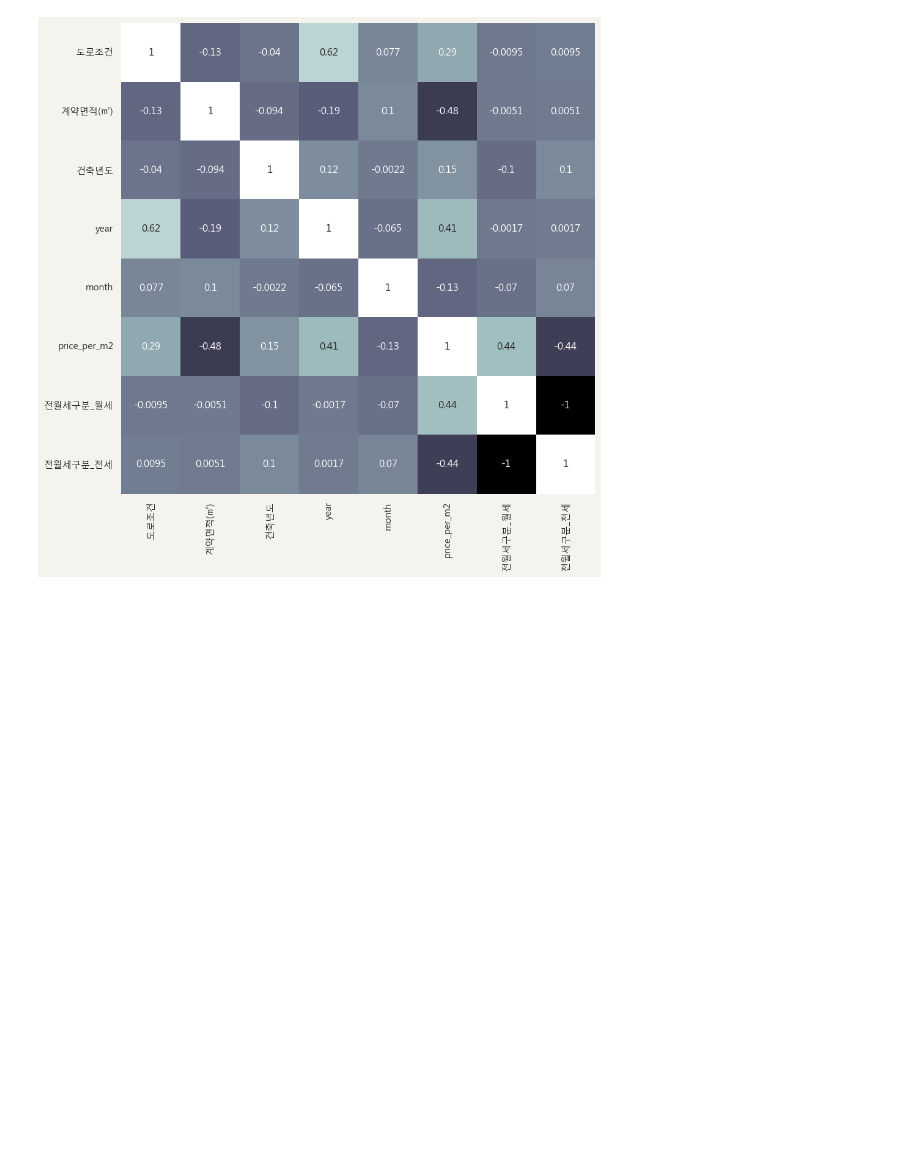
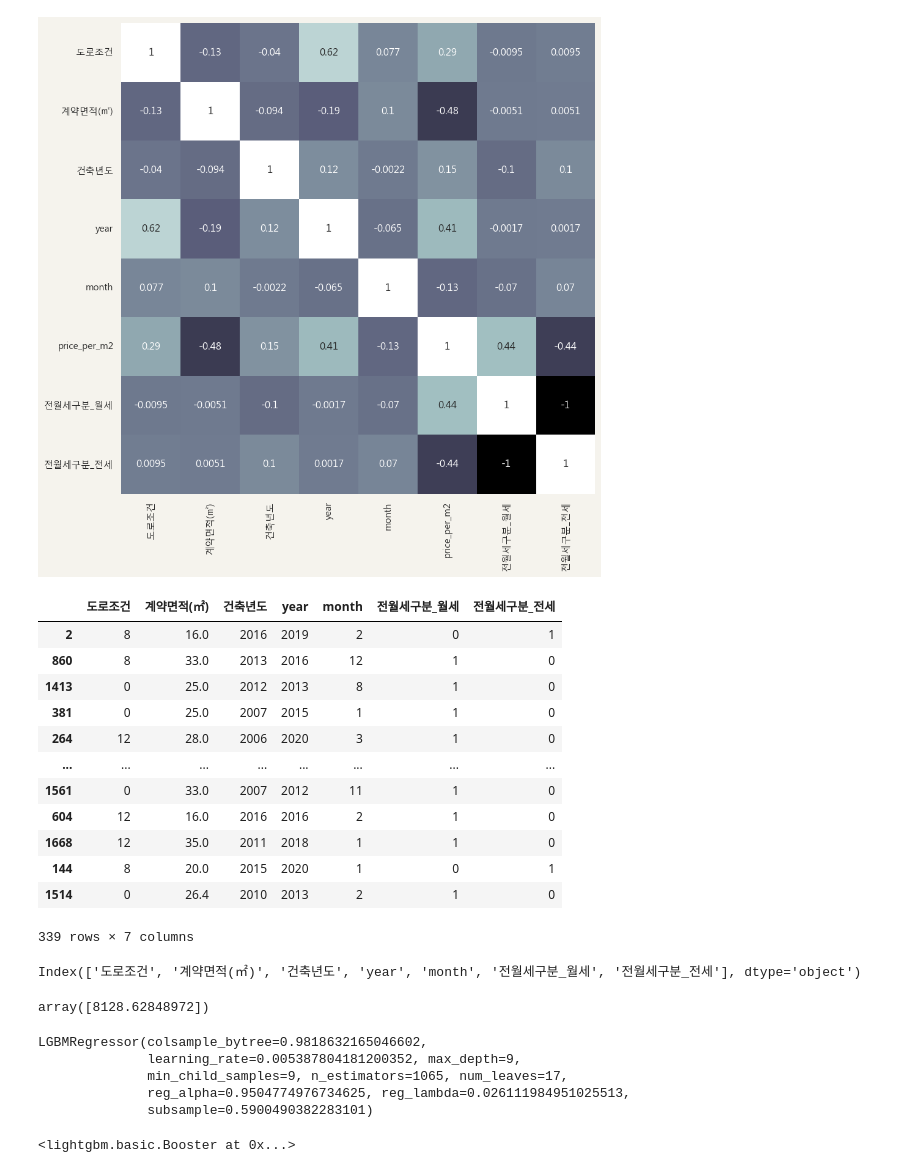
Before and after one commit to ChanceMKR/LH_home, a Jupyter notebook: ksc/lh_home.ipynb, the cells around one changed output. Drawn from its saved outputs; the diff is of its cells as text; code cells hidden in the pictures; blank space fills up the shorter version.

```diff
--- a/ksc/lh_home.ipynb
+++ b/ksc/lh_home.ipynb
@@ -582,3 +582,19 @@ sns.heatmap(corr, annot = True, cbar = False,cmap = "bone")
 plt.show()
 # %% [output]
 [figure]
+# %%
+X_test
+# %% [output]
+|  | 도로조건 | 계약면적(㎡) | 건축년도 | year | month | 전월세구분_월세 | 전월세구분_전세 |
+| 2 | 8 | 16.0 | 2016 | 2019 | 2 | 0 | 1 |
+| 860 | 8 | 33.0 | 2013 | 2016 | 12 | 1 | 0 |
+| 1413 | 0 | 25.0 | 2012 | 2013 | 8 | 1 | 0 |
+| 381 | 0 | 25.0 | 2007 | 2015 | 1 | 1 | 0 |
+| 264 | 12 | 28.0 | 2006 | 2020 | 3 | 1 | 0 |
+| ... | ... | ... | ... | ... | ... | ... | ... |
+| 1561 | 0 | 33.0 | 2007 | 2012 | 11 | 1 | 0 |
+| 604 | 12 | 16.0 | 2016 | 2016 | 2 | 1 | 0 |
+| 1668 | 12 | 35.0 | 2011 | 2018 | 1 | 1 | 0 |
+| 144 | 8 | 20.0 | 2015 | 2020 | 1 | 0 | 1 |
+| 1514 | 0 | 26.4 | 2010 | 2013 | 2 | 1 | 0 |
+339 rows × 7 columns
@@ -584,0 +607,20 @@ plt.show()
+# %%
+y
+# %% [output]
+Index(['도로조건', '계약면적(㎡)', '건축년도', 'year', 'month', '전월세구분_월세', '전월세구분_전세'], dtype='object')
+# %%
+final_model.predict(x) * 28
+# %% [output]
+array([8128.62848972])
+# %%
+final_model
+# %% [output]
+LGBMRegressor(colsample_bytree=0.9818632165046602,
+              learning_rate=0.005387804181200352, max_depth=9,
+              min_child_samples=9, n_estimators=1065, num_leaves=17,
+              reg_alpha=0.9504774976734625, reg_lambda=0.026111984951025513,
+              subsample=0.5900490382283101)
+# %%
+final_model.booster_.save_model('./lh_home.txt')
+# %% [output]
+<lightgbm.basic.Booster at 0x...>
```
Also changed, not shown: parts of 6 cells of this notebook, 5 other files.
